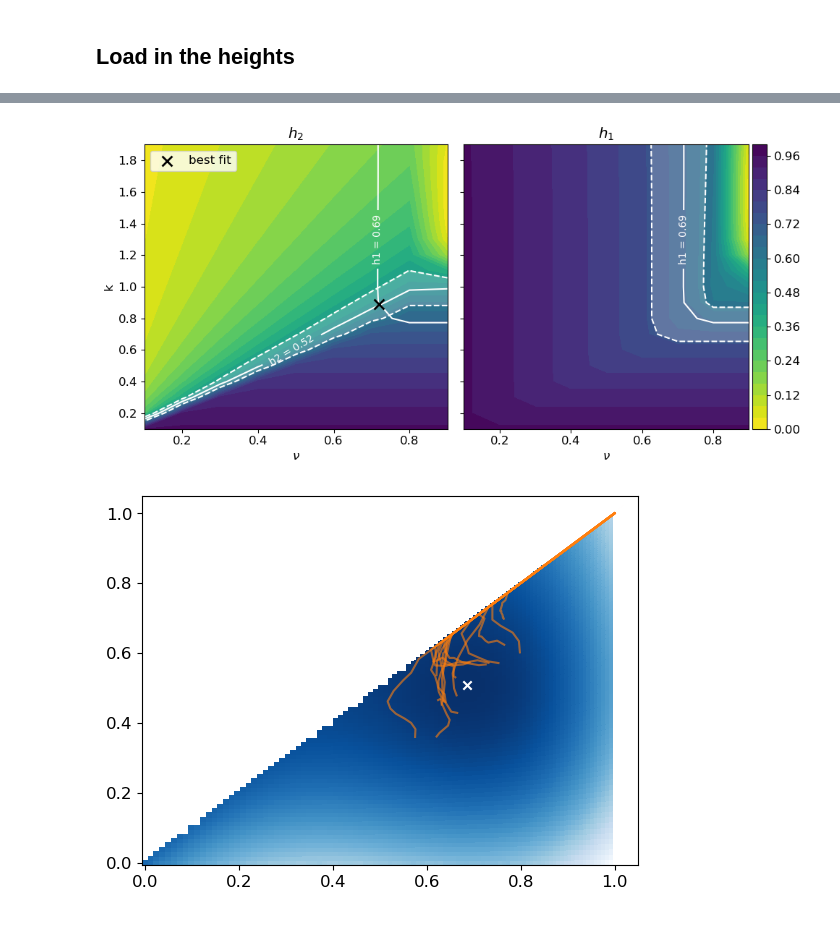
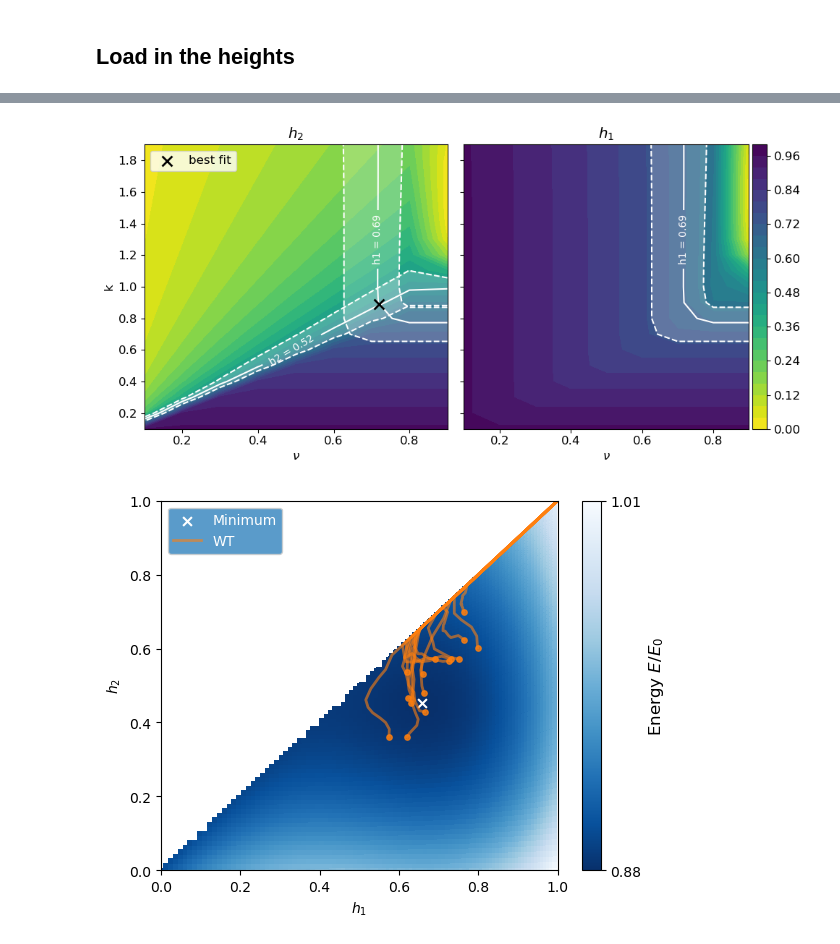
Before and after one commit to Irene-Li/Zebrafish_cleavage, a Jupyter notebook: notebooks/constriction2.ipynb, the cells around one changed output, grey strips where cells are left out. Saved outputs shown, nothing was run; the diff lists cells and outputs as text; code cells hidden in the pictures.

```diff
--- a/notebooks/constriction2.ipynb
+++ b/notebooks/constriction2.ipynb
@@ -48,18 +48,4 @@ def get_energy_landscape(k, nu):
     min_index_diag = np.argmin(E2_diagonal(theta1s, h2_R_ratio, k, nu))
 
     return masked_array, min_index, min_index_diag
-# %%
-E1 = vmap(jit(total_energy), in_axes=(0, None, None))
-E2_partial = vmap(jit(total_energy2), in_axes=(None, 0, None, None))
-E2 = vmap(E2_partial, in_axes=(0, None, None, None))
-
-
-
-E2_diagonal = vmap(jit(total_energy2), in_axes=(0, 0, None, None))
-
-theta1s = np.linspace(1e-5, np.pi/2*0.99, 100)
-h2_R_ratio = np.sin(theta1s)
-k = 0.7
-nu = 0.4 # when nu = 0.5, the interface has the same energy as the poles
-E = E2(theta1s, h2_R_ratio, k, nu)
 # %%
@@ -257,11 +276,12 @@ line_color = 'white'
 # Add contour lines with different styles
 contour1 = ax1.contour(nus, ks, h2, levels=[h2_mean - h2_std, h2_mean, h2_mean + h2_std], colors=line_color, linewidths=1.5, linestyles=['--', '-', '--'])
 contour2 = ax2.contour(nus, ks, h1, levels=[h1_mean - h1_std, h1_mean, h1_mean + h1_std], colors=line_color, linewidths=1.5, linestyles=['--', '-', '--'])
-contour3 = ax1.contour(nus, ks, h1, levels=[h1_mean], colors=line_color, linewidths=1.5)
+contour3 = ax1.contour(nus, ks, h1, levels=[h1_mean - h1_std, h1_mean, h1_mean + h1_std], colors=line_color, linewidths=1.5, linestyles=['--', '-', '--'])
 
 # Add transparent shading between the contour lines
 ax1.contourf(nus, ks, h2, levels=[h2_mean - h2_std, h2_mean + h2_std], colors=[line_color], alpha=0.2)
 ax2.contourf(nus, ks, h1, levels=[h1_mean - h1_std, h1_mean + h1_std], colors=[line_color], alpha=0.2)
+ax1.contourf(nus, ks, h1, levels=[h1_mean - h1_std, h1_mean + h1_std], colors=[line_color], alpha=0.2)
 
 # Add labels to the middle contour lines
 ax1.clabel(contour1, levels=[h2_mean], inline=True, fontsize=10, fmt='h2 = %.2f')
@@ -272,27 +292,45 @@ ax1.scatter([0.72], [0.89], marker='x', s=100, c='black', linewidths=2, label='b
 ax1.legend(loc='upper left')
 
 plt.tight_layout()
-# plt.savefig('../figures/phase2_phase_diagram.png', dpi=500)
+plt.savefig('../figures/phase2_phase_diagram.png', dpi=500)
 plt.show()
+plt.close()
 # %% [output]
-[figure, old version]
+[figure, new version]
 # %%
-k_best = 0.89
-nu_best = 0.72
+k_best = 1
+nu_best = 0.75
 
 masked_array, min_index, min_index_diag = get_energy_landscape(k_best, nu_best)
 
 plt.pcolor(h1_grid, h2_grid, masked_array, cmap='Blues_r')
-plt.scatter(h1_grid[min_index], h2_grid[min_index], color='white', marker='x', label='Minimum')
+cbar = plt.colorbar()
+cbar.set_label(r'Energy $E/E_0$', fontsize=12)
+cbar.set_ticks([np.min(masked_array), np.max(masked_array)])
+cbar.set_ticklabels(['{:.2f}'.format(np.min(masked_array)), '{:.2f}'.format(np.max(masked_array))])
+plt.scatter(h1_grid[min_index], h2_grid[min_index], color='white', marker='x', label='Minimum', s=40)
 # plt.scatter(h1_diag[min_index_diag], h2_diag[min_index_diag], color='red', marker='x', label='Minimum along diagonal', zorder=10)
 
 
 h1s = heights[0][0]
 h2s = heights[0][1]
-for h1_traj, h2_traj in zip(h1s, h2s):
-    plt.plot(h1_traj, h2_traj, color='tab:orange', alpha=0.6)
+# Plot first trajectory with label, others without
+for i, (h1_traj, h2_traj) in enumerate(zip(h1s, h2s)):
+    if i == 0:
+        plt.plot(h1_traj, h2_traj, color='tab:orange', linewidth=2, alpha=0.6, label='WT')
+        plt.scatter(h1_traj[-1], h2_traj[-1], color='tab:orange', marker='o', s=15, alpha=0.8)
+    else:
+        plt.plot(h1_traj, h2_traj, color='tab:orange', linewidth=2, alpha=0.6)
+        plt.scatter(h1_traj[-1], h2_traj[-1], color='tab:orange', marker='o', s=15, alpha=0.8)
 
-plt.legend()
+legend = plt.legend(loc='upper left', edgecolor=None, fontsize=10, facecolor='#3182bd')
+for text in legend.get_texts():
+    text.set_color('white')
+plt.xlim([0, 1])
+plt.ylim([0, 1])
+plt.xlabel(r'$h_1$', fontweight='bold')
+plt.ylabel(r'$h_2$', fontweight='bold')
+plt.savefig('../figures/phase2_energy_landscape.svg', dpi=300, bbox_inches='tight')
 plt.show()
 # %% [output]
-[figure, old version]
+[figure, new version]
```
Also changed, not shown: parts of 7 cells of this notebook, 16 other files.
